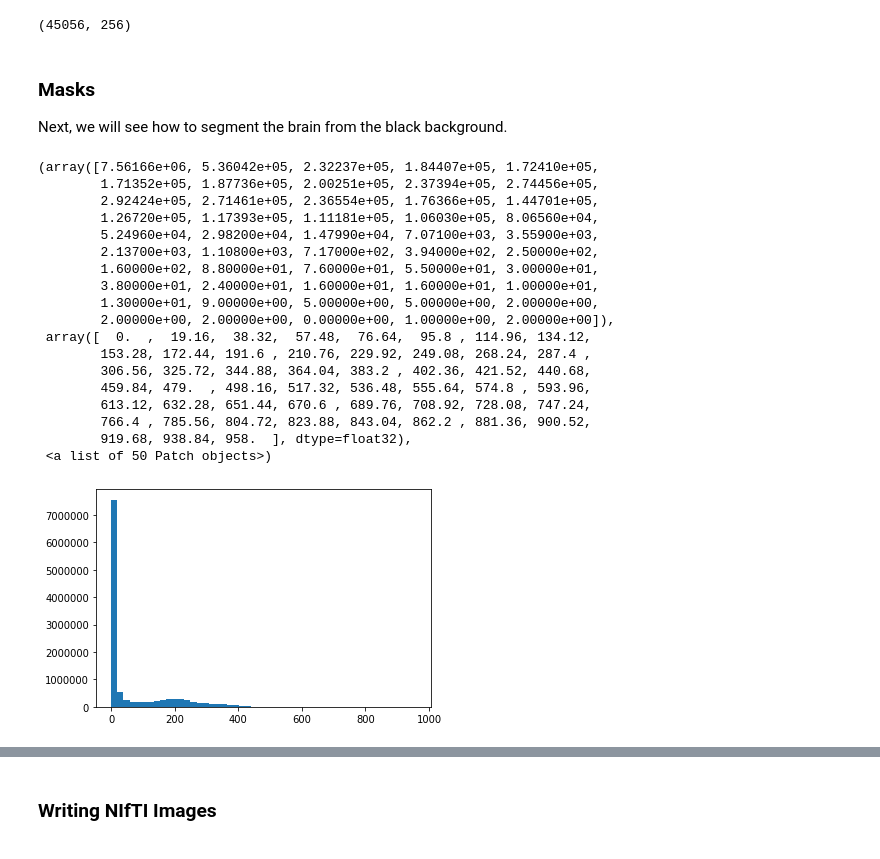
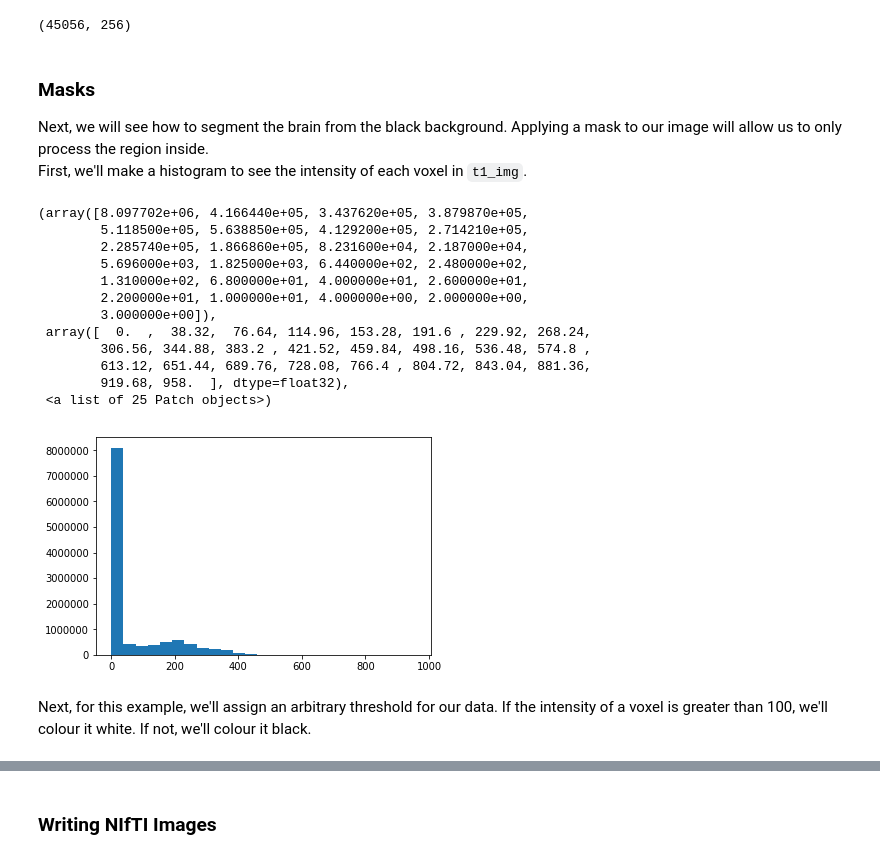
Before and after one commit to carpentries-incubator/SDC-BIDS-fMRI, a Jupyter notebook: bin/01_neuroimaging-fundamentals-and-nibabel_solutions.ipynb, the cells around one changed output, grey strips where cells are left out. Saved outputs shown, nothing was run; the diff lists cells and outputs as text; code cells hidden in the pictures.

```diff
--- a/bin/01_neuroimaging-fundamentals-and-nibabel_solutions.ipynb
+++ b/bin/01_neuroimaging-fundamentals-and-nibabel_solutions.ipynb
@@ -308,28 +301,25 @@ t1_data_2d.shape
 (45056, 256)
 # %% [markdown]
 ### Masks
-Next, we will see how to segment the brain from the black background.
+Next, we will see how to segment the brain from the black background. Applying a mask to our image will allow us to only process the region inside.
+First, we'll make a histogram to see the intensity of each voxel in `t1_img`.
 # %%
-plt.hist(t1_data.flatten(), bins = 50)
+plt.hist(t1_data.flatten(), bins = 25)
 # %% [output]
-(array([7.56166e+06, 5.36042e+05, 2.32237e+05, 1.84407e+05, 1.72410e+05,
-        1.71352e+05, 1.87736e+05, 2.00251e+05, 2.37394e+05, 2.74456e+05,
-        2.92424e+05, 2.71461e+05, 2.36554e+05, 1.76366e+05, 1.44701e+05,
-        1.26720e+05, 1.17393e+05, 1.11181e+05, 1.06030e+05, 8.06560e+04,
-        5.24960e+04, 2.98200e+04, 1.47990e+04, 7.07100e+03, 3.55900e+03,
-        2.13700e+03, 1.10800e+03, 7.17000e+02, 3.94000e+02, 2.50000e+02,
-        1.60000e+02, 8.80000e+01, 7.60000e+01, 5.50000e+01, 3.00000e+01,
-        3.80000e+01, 2.40000e+01, 1.60000e+01, 1.60000e+01, 1.00000e+01,
-        1.30000e+01, 9.00000e+00, 5.00000e+00, 5.00000e+00, 2.00000e+00,
-        2.00000e+00, 2.00000e+00, 0.00000e+00, 1.00000e+00, 2.00000e+00]),
- array([  0.  ,  19.16,  38.32,  57.48,  76.64,  95.8 , 114.96, 134.12,
-        153.28, 172.44, 191.6 , 210.76, 229.92, 249.08, 268.24, 287.4 ,
-        306.56, 325.72, 344.88, 364.04, 383.2 , 402.36, 421.52, 440.68,
-        459.84, 479.  , 498.16, 517.32, 536.48, 555.64, 574.8 , 593.96,
-        613.12, 632.28, 651.44, 670.6 , 689.76, 708.92, 728.08, 747.24,
-        766.4 , 785.56, 804.72, 823.88, 843.04, 862.2 , 881.36, 900.52,
-        919.68, 938.84, 958.  ], dtype=float32),
- <a list of 50 Patch objects>)
+(array([8.097702e+06, 4.166440e+05, 3.437620e+05, 3.879870e+05,
+        5.118500e+05, 5.638850e+05, 4.129200e+05, 2.714210e+05,
+        2.285740e+05, 1.866860e+05, 8.231600e+04, 2.187000e+04,
+        5.696000e+03, 1.825000e+03, 6.440000e+02, 2.480000e+02,
+        1.310000e+02, 6.800000e+01, 4.000000e+01, 2.600000e+01,
+        2.200000e+01, 1.000000e+01, 4.000000e+00, 2.000000e+00,
+        3.000000e+00]),
+ array([  0.  ,  38.32,  76.64, 114.96, 153.28, 191.6 , 229.92, 268.24,
+        306.56, 344.88, 383.2 , 421.52, 459.84, 498.16, 536.48, 574.8 ,
+        613.12, 651.44, 689.76, 728.08, 766.4 , 804.72, 843.04, 881.36,
+        919.68, 958.  ], dtype=float32),
+ <a list of 25 Patch objects>)
-[figure, old version]
+[figure, new version]
+# %% [markdown]
+Next, for this example, we'll assign an arbitrary threshold for our data. If the intensity of a voxel is greater than 100, we'll colour it white. If not, we'll colour it black.
 # %%
 t1_mask = t1_data > 100
```
Also changed, not shown: parts of 16 cells of this notebook, 1 other file.
